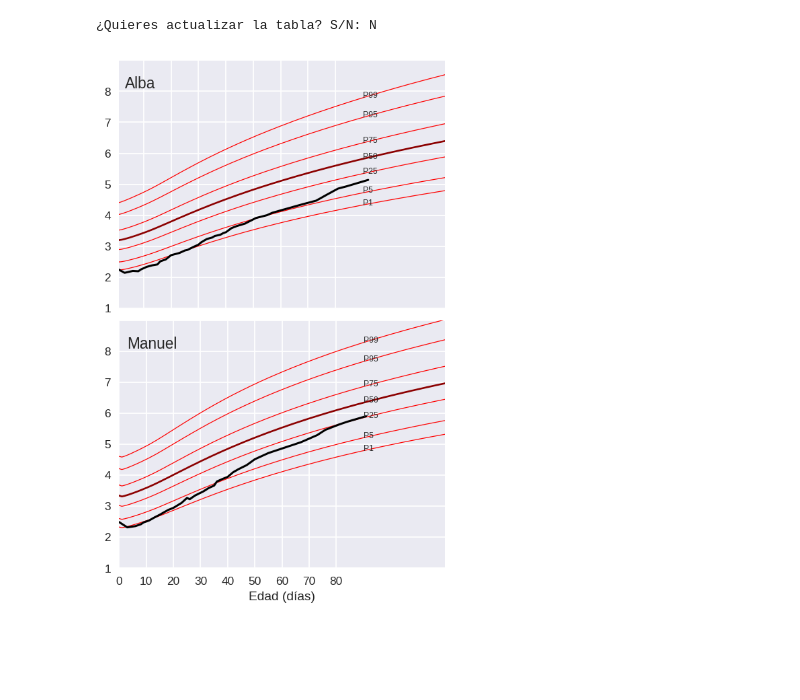
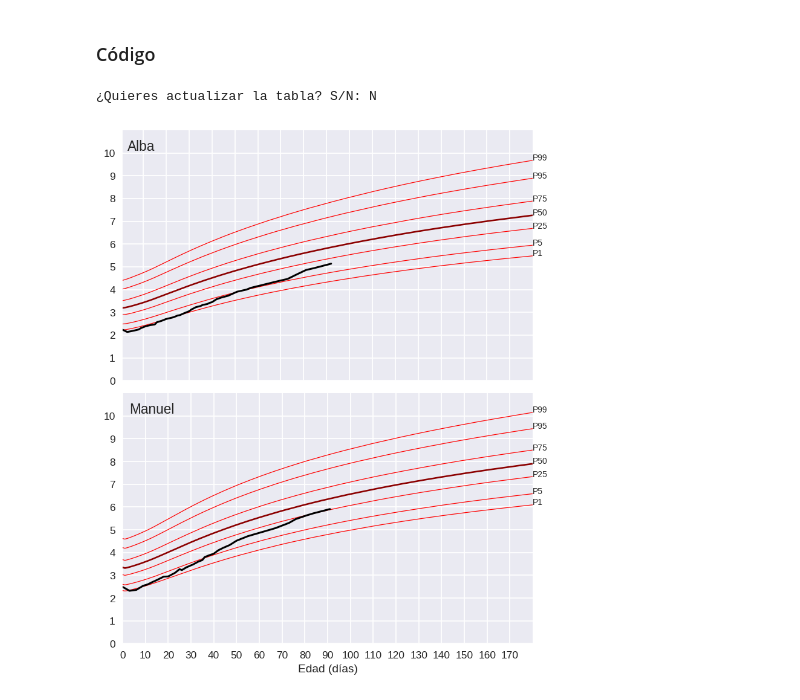
Before and after one commit to otoperalias/miscellanea, a Jupyter notebook: TrackingBabiesWeight.ipynb, the cells around one changed output. Saved outputs shown, nothing was run; the diff lists cells and outputs as text; code cells hidden in the pictures; blank space fills up the shorter version.

```diff
--- a/TrackingBabiesWeight.ipynb
+++ b/TrackingBabiesWeight.ipynb
@@ -5,3 +20,5 @@
+# %% [markdown]
+### Código
 # %%
 # Imports (general)
 import pandas as pd
@@ -18,7 +35,7 @@ from oauth2client.client import GoogleCredentials
 gc = gspread.authorize(GoogleCredentials.get_application_default())
 
 # Datos de peso de Alba y Manuel
-worksheet = gc.open('Registro_peso_AM').sheet1
+worksheet = gc.open("Registro_peso_AM").sheet1  # Registro_peso_AM= nombre dado a la hoja de Google Sheets
 # Convert to a DataFrame
 rows = worksheet.get_all_values()
 df=pd.DataFrame.from_records(rows)
@@ -26,15 +43,16 @@ df.drop([0],inplace=True)
 df.rename(columns={0:"fecha",1:"edad",2:"Alba",3:"Manuel"},inplace=True)
 df=df.set_index("fecha")
 df.index = pd.to_datetime(df.index)
+
 # Update dataframe and save
-update=input("¿Quieres actualizar la tabla? S/N: ")
+update=input("¿Quieres actualizar la tabla? S/N: ")  # 1. Decimos si quieremos actualizar la tabla
 if update=="S":
   while update=="S":
-    nombre=input("Alba o Manuel: ")
+    nombre=input("Alba o Manuel: ")  # 2. Indicamos el nombre del bebé
     assert nombre=="Alba" or nombre=="Manuel", "Error en el nombre!"
-    fecha_hoy=input("¿Fecha de hoy?: S/N ")
+    fecha_hoy=input("¿Fecha de hoy?: S/N ")  # 3. Indicamos si es la fecha de hoy
     if fecha_hoy=="S":
-      fecha=hoy
+      fecha=hoy  # Si la fecha es la de hoy, la rellena automáticamente.
     else:
       fecha=input("Fecha: XXXX-XX-XX (Año/Mes/Día): ")
     peso=input("Peso (decimales con punto): ")
@@ -43,9 +61,9 @@ if update=="S":
   # Actualizar
   import gspread_dataframe as gd
   gd.set_with_dataframe(worksheet, df.reset_index())
+
 # Procesamos datos
-df["a"]=df["Alba"]
-df["m"]=df["Manuel"]
+df[["a","m"]]=df[["Alba","Manuel"]]
 df["a"]=pd.to_numeric(df["a"],errors='coerce')
 df["m"]=pd.to_numeric(df["m"],errors='coerce')
 df["edad"]=pd.to_numeric(df["edad"],errors='coerce')
@@ -59,58 +77,46 @@ fechamax_a=df["a"][pd.notnull(df.a)].idxmax()
 df.loc[:fechamax_a,"a"] = f(df.loc[:fechamax_a,'edad'])
   # Manuel
 df_nona_m = df.dropna(subset = ['m'])
 f = interp1d(df_nona_m['edad'], df_nona_m['m'])
 fechamax_m=df["m"][pd.notnull(df.m)].idxmax()
 df.loc[:fechamax_m,"m"] = f(df.loc[:fechamax_m,'edad'])
   # Set Age as index
 df=df.set_index("edad")
 
 # Growth standards
-for sex in ["girls","boys"]:
-  if sex=="girls":
-    standards = gc.open('Growth_standards').worksheet("wfa_girls_p_exp")
-  else:
-    standards = gc.open('Growth_standards').worksheet("wfa_boys_p_exp")
-  rows = standards.get_all_values()
-  table=pd.DataFrame.from_records(rows)
-  colnames=list(table.iloc[0])
-  table.drop([0],inplace=True)
-  for c in range(0,len(colnames)):
-    table.rename(columns={table.columns[c]:colnames[c]},inplace=True)
-  table=table.set_index("Age")
-  table = table.apply(pd.to_numeric)
-  globals()[sex]=table.copy()
+girls=pd.read_csv("https://raw.githubusercontent.com/otoperalias/miscellanea/main/data/wfa_girls_p_exp.csv",sep=";", index_col=0)
+boys=pd.read_csv("https://raw.githubusercontent.com/otoperalias/miscellanea/main/data/wfa_boys_p_exp.csv",sep=";", index_col=0)
 
   # GRÁFICO
 plt.style.use('seaborn')
-fig,(ax1,ax2)=plt.subplots(2,figsize=(5,8),sharex=True, dpi=125)
+fig,(ax1,ax2)=plt.subplots(2,figsize=(7,9),sharex=True, dpi=125)
 # Alba
 girls[["P1","P5","P25","P50","P75","P95","P99"]].plot(ax=ax1, color="red",lw=0.7)
 girls["P50"].plot(ax=ax1, color="darkred",lw=1.5)
 df["a"].plot(ax=ax1,color="black")
 ax1.get_legend().remove()
-ax1.set_xlim(1,120) #max(fechamax_a,fechamax_m))
-ax1.set_ylim(1,9)
-ax1.text(3,8.1,"Alba",size=13)
-ax1.set_yticklabels([x for x in np.arange(1, 9, 1)])
+ax1.set_xlim(1,180)
+ax1.set_ylim(1,11)
+ax1.text(3,10.1,"Alba",size=13)
+ax1.set_yticks(np.arange(0, 11, 1))
 for p in ["P1","P5","P25","P50","P75","P95","P99"]:
-  ax1.text(90,girls[p].iloc[90],p,size=7)
+  ax1.text(180,girls[p].iloc[180],p,size=8)
 # Manuel
 boys[["P1","P5","P25","P50","P75","P95","P99"]].plot(ax=ax2, color="red",lw=0.7)
 boys["P50"].plot(ax=ax2, color="darkred",lw=1.5)
 df["m"].plot(ax=ax2,color="black")
 ax2.get_legend().remove()
-ax2.set_xlim(1,120) #max(fechamax_a,fechamax_m))
-ax2.set_ylim(1,9)
-ax2.text(3,8.1,"Manuel",size=13)
+ax2.set_xlim(1,180)
+ax2.set_ylim(1,11)
+ax2.text(3,10.1,"Manuel",size=13)
 ax2.set_xlabel("Edad (días)")
-ax2.set_xticks(np.arange(0, 90, 10))
-ax2.set_xticklabels([x for x in np.arange(0, 90, 10)])
-ax2.set_yticklabels([x for x in np.arange(1, 9, 1)])
+ax2.set_xticks(np.arange(0, 180, 10))
+ax2.set_xticklabels([x for x in np.arange(0, 190, 10)])
+ax2.set_yticks(np.arange(0, 11, 1))
 for p in ["P1","P5","P25","P50","P75","P95","P99"]:
-  ax2.text(90,boys[p].iloc[90],p,size=7)
+  ax2.text(180,boys[p].iloc[180],p,size=8)
 plt.subplots_adjust(hspace=0.05)
 plt.show()
 # %% [output]
 ¿Quieres actualizar la tabla? S/N: N
-[figure, old version]
+[figure, new version]
```
Also changed, not shown: parts of 3 cells of this notebook.
